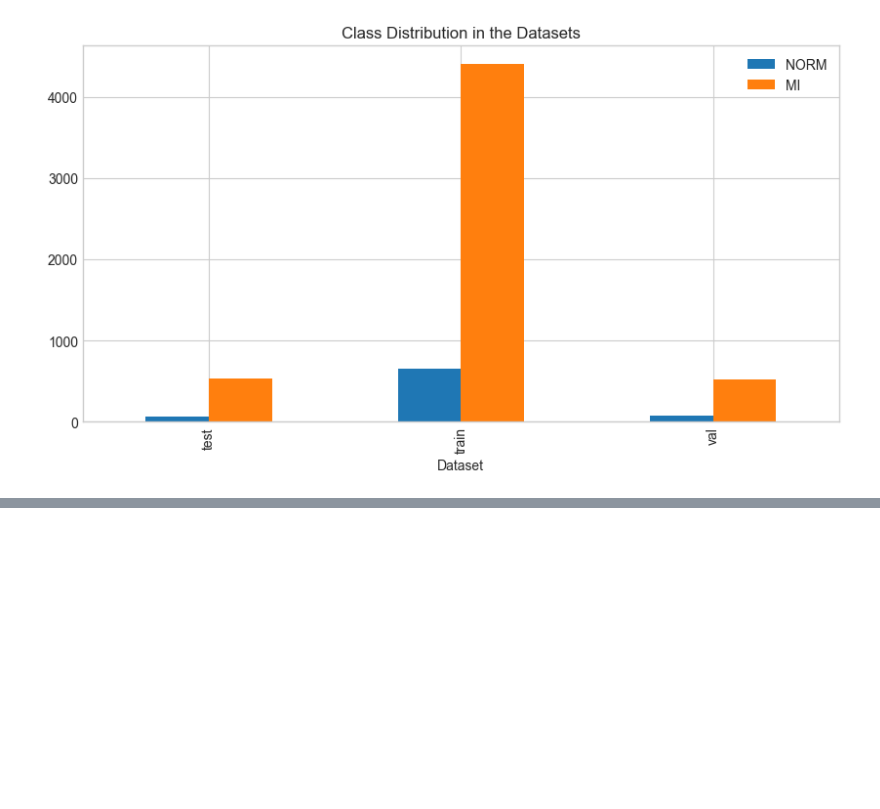
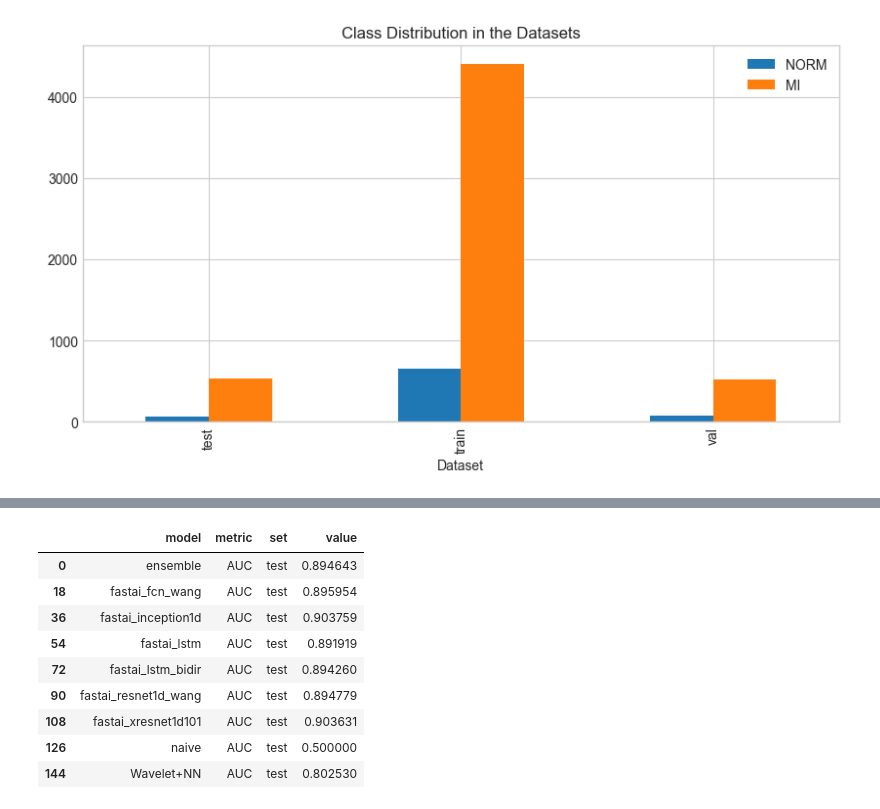
Before and after one commit to dadegrande99/ecg_ptbxl_benchmarking, a Jupyter notebook: results_analysis.ipynb, the cells around one changed output, grey strips where cells are left out. Saved outputs shown, nothing was run; the diff lists cells and outputs as text; code cells hidden in the pictures; blank space fills up the shorter version.

```diff
--- a/results_analysis.ipynb
+++ b/results_analysis.ipynb
@@ -606,0 +757,13 @@ df.plot(kind='bar', stacked=False, figsize=(10, 5), title='Class Distribution in
+# %%
+base_res[(base_res["metric"]=="AUC") & (base_res["set"]=="test")]
+# %% [output]
+|  | model | metric | set | value |
+| 0 | ensemble | AUC | test | 0.894643 |
+| 18 | fastai_fcn_wang | AUC | test | 0.895954 |
+| 36 | fastai_inception1d | AUC | test | 0.903759 |
+| 54 | fastai_lstm | AUC | test | 0.891919 |
+| 72 | fastai_lstm_bidir | AUC | test | 0.894260 |
+| 90 | fastai_resnet1d_wang | AUC | test | 0.894779 |
+| 108 | fastai_xresnet1d101 | AUC | test | 0.903631 |
+| 126 | naive | AUC | test | 0.500000 |
+| 144 | Wavelet+NN | AUC | test | 0.802530 |
```
Also changed, not shown: parts of 20 cells of this notebook.
